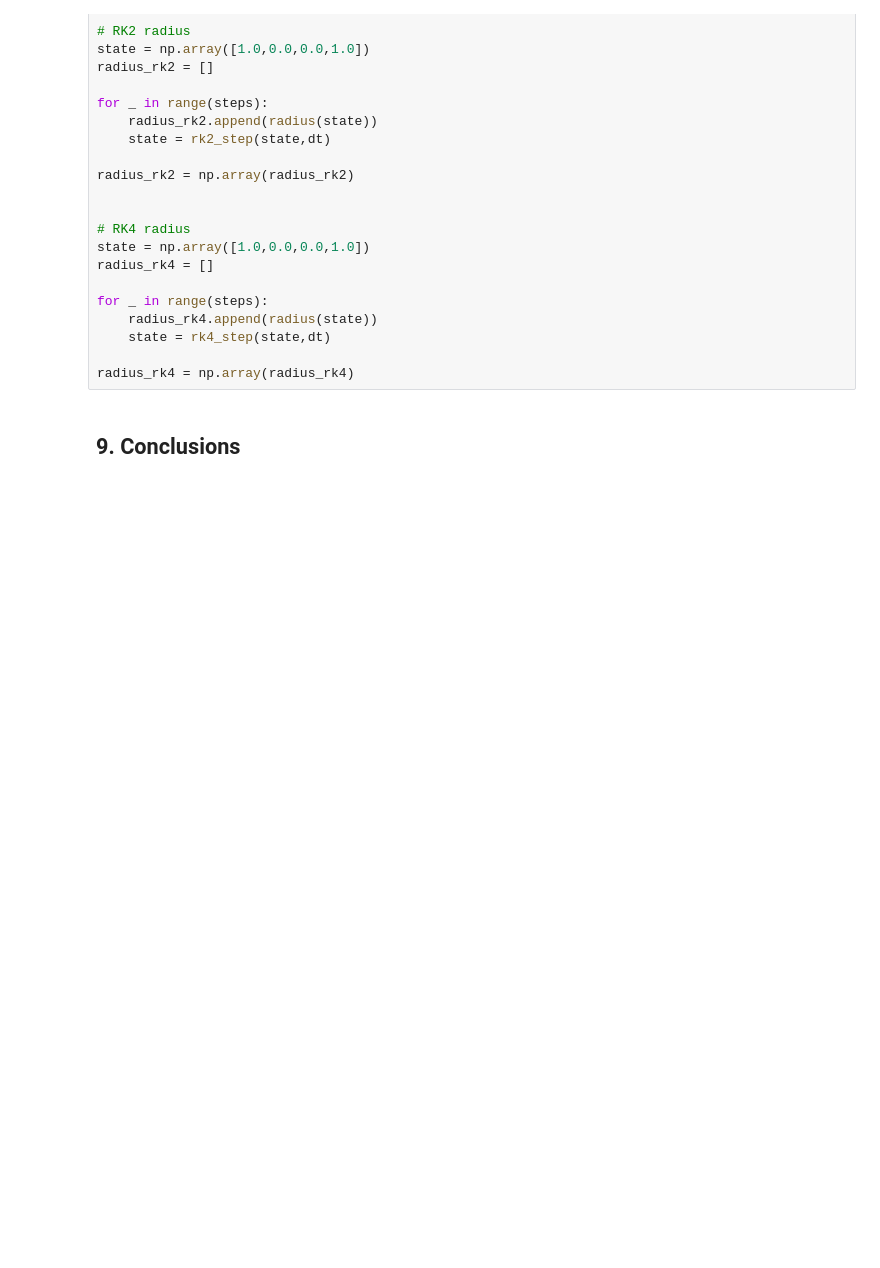
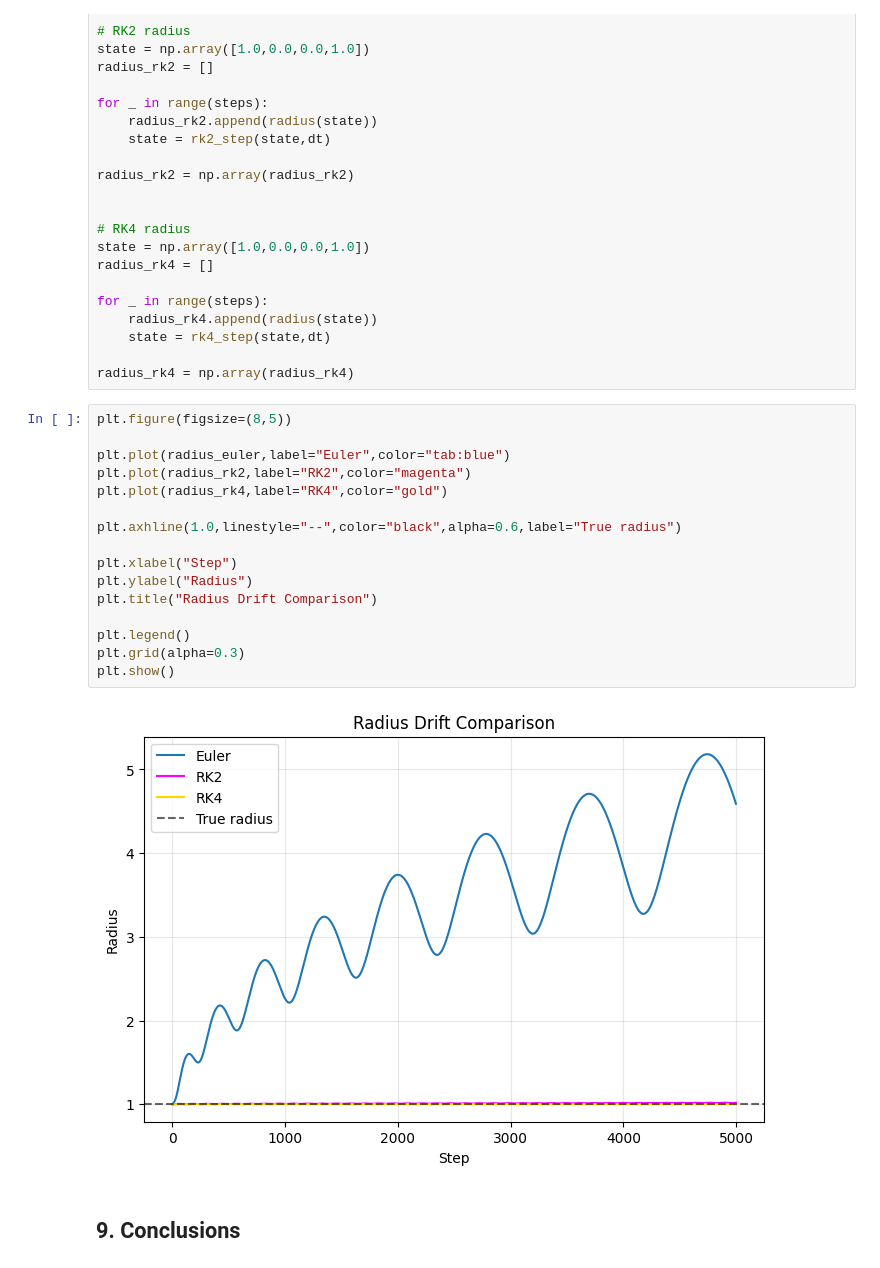
Before and after one commit to swayambel/numerical_integrator_analysis, a Jupyter notebook: numerical_integrator_analysis.ipynb, the cells around one changed output. Cells and saved outputs as stored; diff of their text form; blank space fills up the shorter version.

Commit message:
Plotting radius drift

```diff
--- a/numerical_integrator_analysis.ipynb
+++ b/numerical_integrator_analysis.ipynb
@@ -426,5 +426,23 @@ for _ in range(steps):
     state = rk4_step(state,dt)
 
 radius_rk4 = np.array(radius_rk4)
+# %%
+plt.figure(figsize=(8,5))
+
+plt.plot(radius_euler,label="Euler",color="tab:blue")
+plt.plot(radius_rk2,label="RK2",color="magenta")
+plt.plot(radius_rk4,label="RK4",color="gold")
+
+plt.axhline(1.0,linestyle="--",color="black",alpha=0.6,label="True radius")
+
+plt.xlabel("Step")
+plt.ylabel("Radius")
+plt.title("Radius Drift Comparison")
+
+plt.legend()
+plt.grid(alpha=0.3)
+plt.show()
+# %% [output]
+[figure, added]
 # %% [markdown]
 ## 9. Conclusions
```
